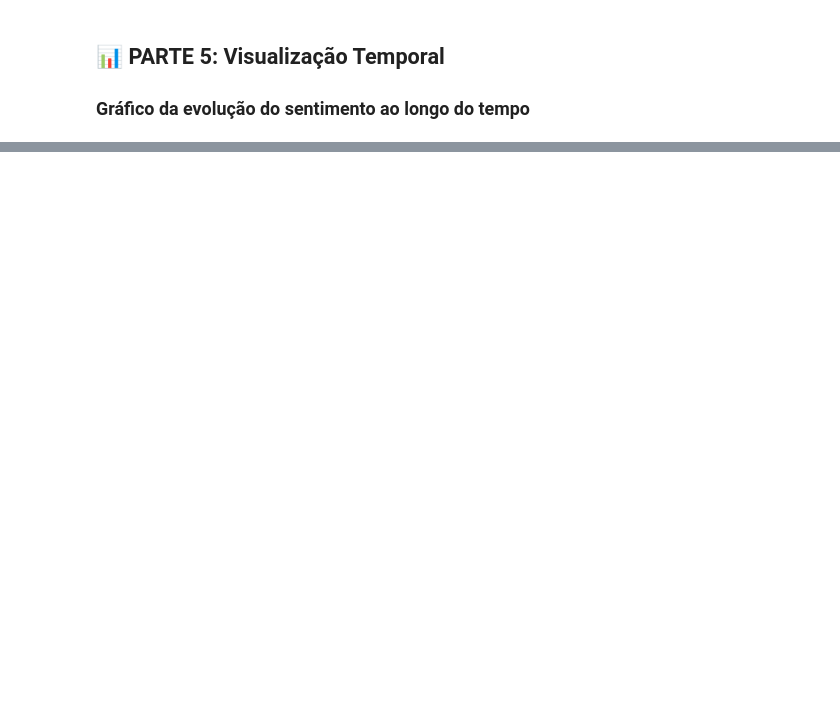
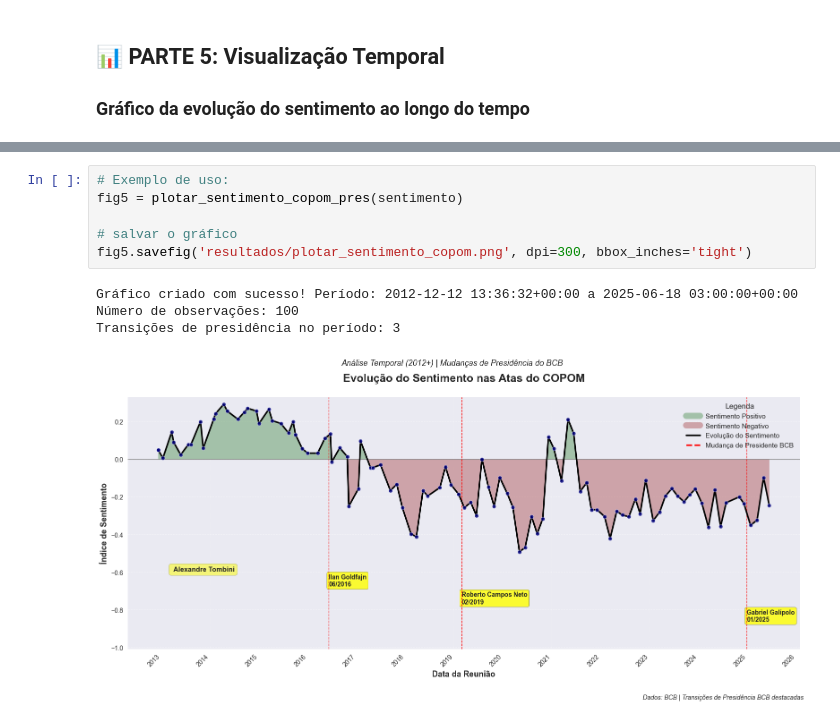
Before and after one commit to silviopaula/ciencia-dados-portifolio, a Jupyter notebook: Analise_sentimento_COPOM/Análise de sentimentos atas do COPOM.ipynb, the cells around one changed output, grey strips where cells are left out. Drawn from its saved outputs; the diff is of its cells as text; blank space fills up the shorter version.

Commit message:
copom

```diff
--- a/Analise_sentimento_COPOM/Análise de sentimentos atas do COPOM.ipynb
+++ b/Analise_sentimento_COPOM/Análise de sentimentos atas do COPOM.ipynb
@@ -1153,0 +681,11 @@ Embora a correlação não implique causalidade direta, esses padrões de defasa
+# %%
+# Exemplo de uso:
+fig5 = plotar_sentimento_copom_pres(sentimento)
+
+# salvar o gráfico
+fig5.savefig('resultados/plotar_sentimento_copom.png', dpi=300, bbox_inches='tight')
+# %% [output]
+Gráfico criado com sucesso! Período: 2012-12-12 13:36:32+00:00 a 2025-06-18 03:00:00+00:00
+Número de observações: 100
+Transições de presidência no período: 3
+[figure, added]
```
Also changed, not shown: parts of 53 cells of this notebook, 17 other files.
